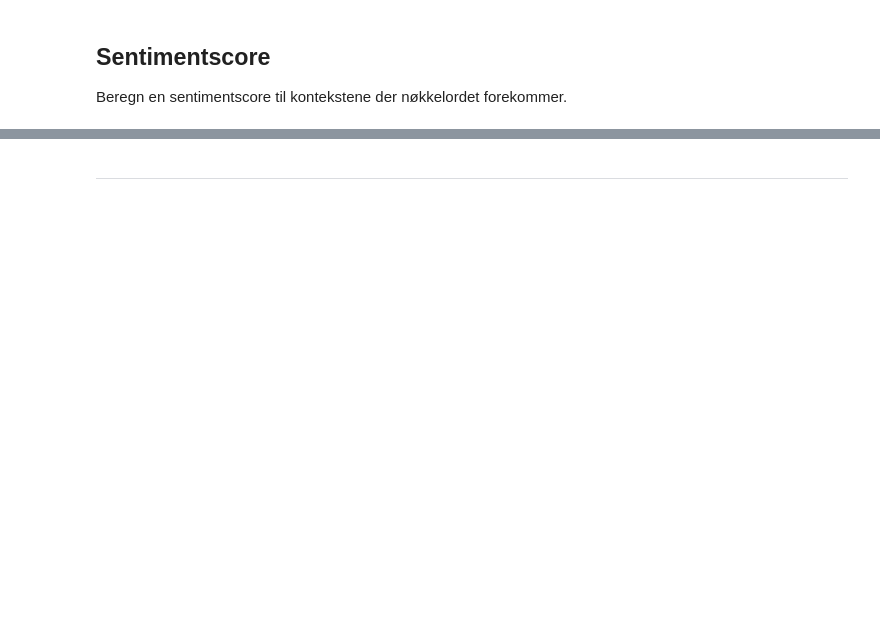
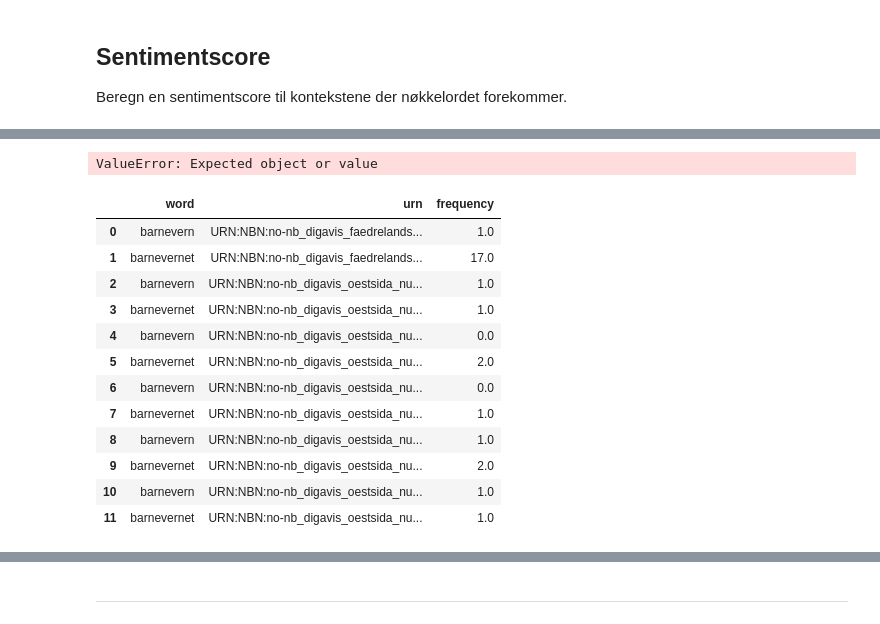
Before and after one commit to Sprakbanken/sentimentanalyse, a Jupyter notebook: sentiment_analysis_timeseries.ipynb, the cells around one changed output, grey strips where cells are left out. Drawn from its saved outputs; the diff is of its cells as text; code cells hidden in the pictures; blank space fills up the shorter version.

```diff
--- a/sentiment_analysis_timeseries.ipynb
+++ b/sentiment_analysis_timeseries.ipynb
@@ -194,0 +125,42 @@ score_sentiment(news_df.urn[0], search_terms[0], before, after)
+# %%
+import numpy as np
+
+
+def unpivot(frame):
+    """Reshape a dataframe with multiple indexes.
+
+    Util function copied from Pandas docs:
+    https://pandas.pydata.org/pandas-docs/stable/user_guide/reshaping.html
+    """
+    N, K = frame.shape
+    data = {
+        "frequency": frame.to_numpy().ravel("F"),
+        "urn": np.asarray(frame.columns).repeat(N),
+        "word": np.tile(np.asarray(frame.index), K),
+    }
+
+    return pd.DataFrame(data, columns=["word", "urn", "frequency"])
+
+
+
+
+def score_sentiment(urn, word, before, after):
+    """Calculate a sentiment score for the contexts of ``word`` in a given publication."""
+    collocations = fetch_finegrained_collocations(urn, word, before, after)
+    pos, neg = coll_sentiment(collocations, word, return_score_only=True)
+    values = [pos, neg, pos-neg]
+    names = ["positive", "negative", "sentimentscore"]
+    return dict(zip(names, values))
+
+def count_and_score_target_word(corpus: dh.Corpus, search_terms: str):
+    words = make_list(search_terms)
+    counts = corpus.count(words)
+    term_counts = unpivot(counts.frame)
+    scored_terms = term_counts.apply(lambda x: score_sentiment(x.urn, x.word, before, after ), axis=1, result_type="expand")
+    term_counts.loc[:, ["positive", "negative", "sentimentscore"]] = scored_terms
+    df = strip_empty_cols(corpus)
+    return df.merge(term_counts, how="inner", left_on="urn", right_on="urn")
+# %%
+result = count_and_score_target_word(corpus, search_terms)
+# %% [output]
+ValueError: Expected object or value
@@ -194,0 +171,16 @@ score_sentiment(news_df.urn[0], search_terms[0], before, after)
+# %%
+term_counts
+# %% [output]
+|  | word | urn | frequency |
+| 0 | barnevern | URN:NBN:no-nb_digavis_faedrelands... | 1.0 |
+| 1 | barnevernet | URN:NBN:no-nb_digavis_faedrelands... | 17.0 |
+| 2 | barnevern | URN:NBN:no-nb_digavis_oestsida_nu... | 1.0 |
+| 3 | barnevernet | URN:NBN:no-nb_digavis_oestsida_nu... | 1.0 |
+| 4 | barnevern | URN:NBN:no-nb_digavis_oestsida_nu... | 0.0 |
+| 5 | barnevernet | URN:NBN:no-nb_digavis_oestsida_nu... | 2.0 |
+| 6 | barnevern | URN:NBN:no-nb_digavis_oestsida_nu... | 0.0 |
+| 7 | barnevernet | URN:NBN:no-nb_digavis_oestsida_nu... | 1.0 |
+| 8 | barnevern | URN:NBN:no-nb_digavis_oestsida_nu... | 1.0 |
+| 9 | barnevernet | URN:NBN:no-nb_digavis_oestsida_nu... | 2.0 |
+| 10 | barnevern | URN:NBN:no-nb_digavis_oestsida_nu... | 1.0 |
+| 11 | barnevernet | URN:NBN:no-nb_digavis_oestsida_nu... | 1.0 |
```
Also changed, not shown: parts of 32 cells of this notebook, 1 other file.
